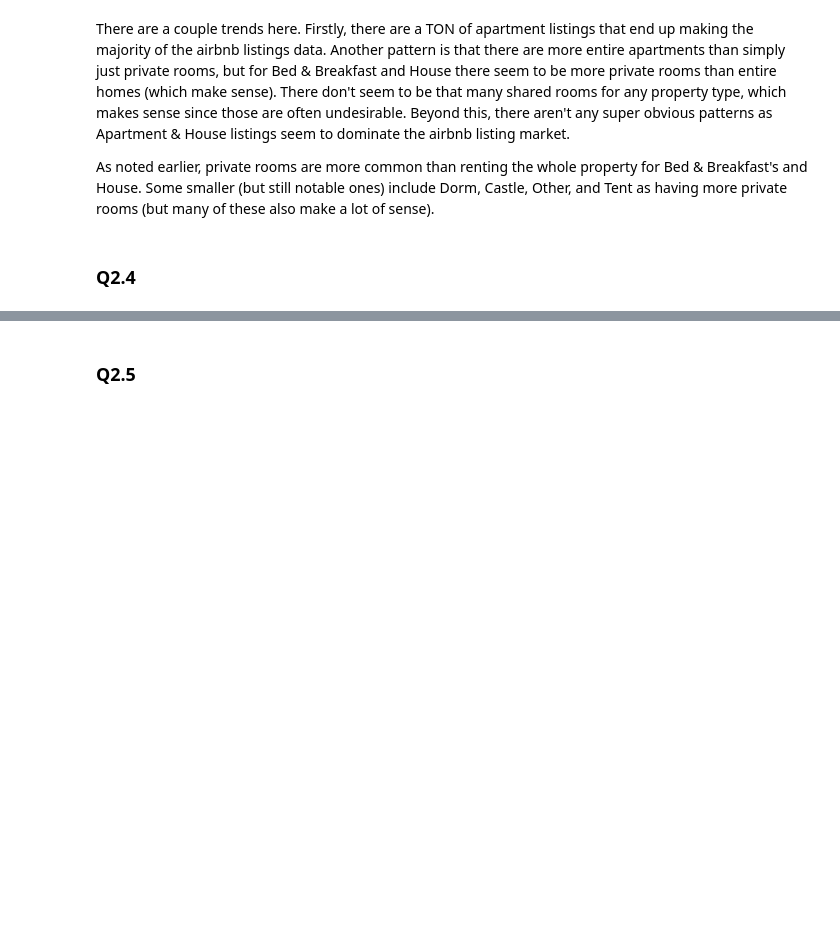
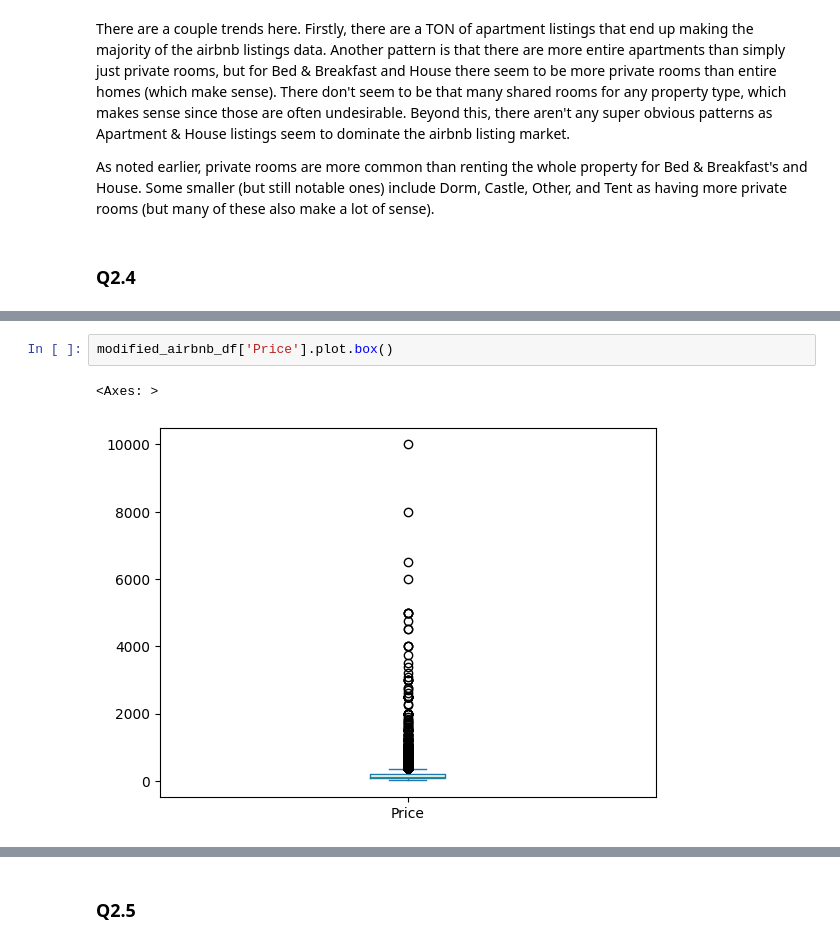
Before and after one commit to kevincha12/eda_assignment, a Jupyter notebook: assignment.ipynb, the cells around one changed output, grey strips where cells are left out. Drawn from its saved outputs; the diff is of its cells as text; blank space fills up the shorter version.

```diff
--- a/assignment.ipynb
+++ b/assignment.ipynb
@@ -105,0 +154,5 @@ As noted earlier, private rooms are more common than renting the whole property
+# %%
+modified_airbnb_df['Price'].plot.box()
+# %% [output]
+<Axes: >
+[figure, added]
```
Also changed, not shown: parts of 60 cells of this notebook, 1 other file.
